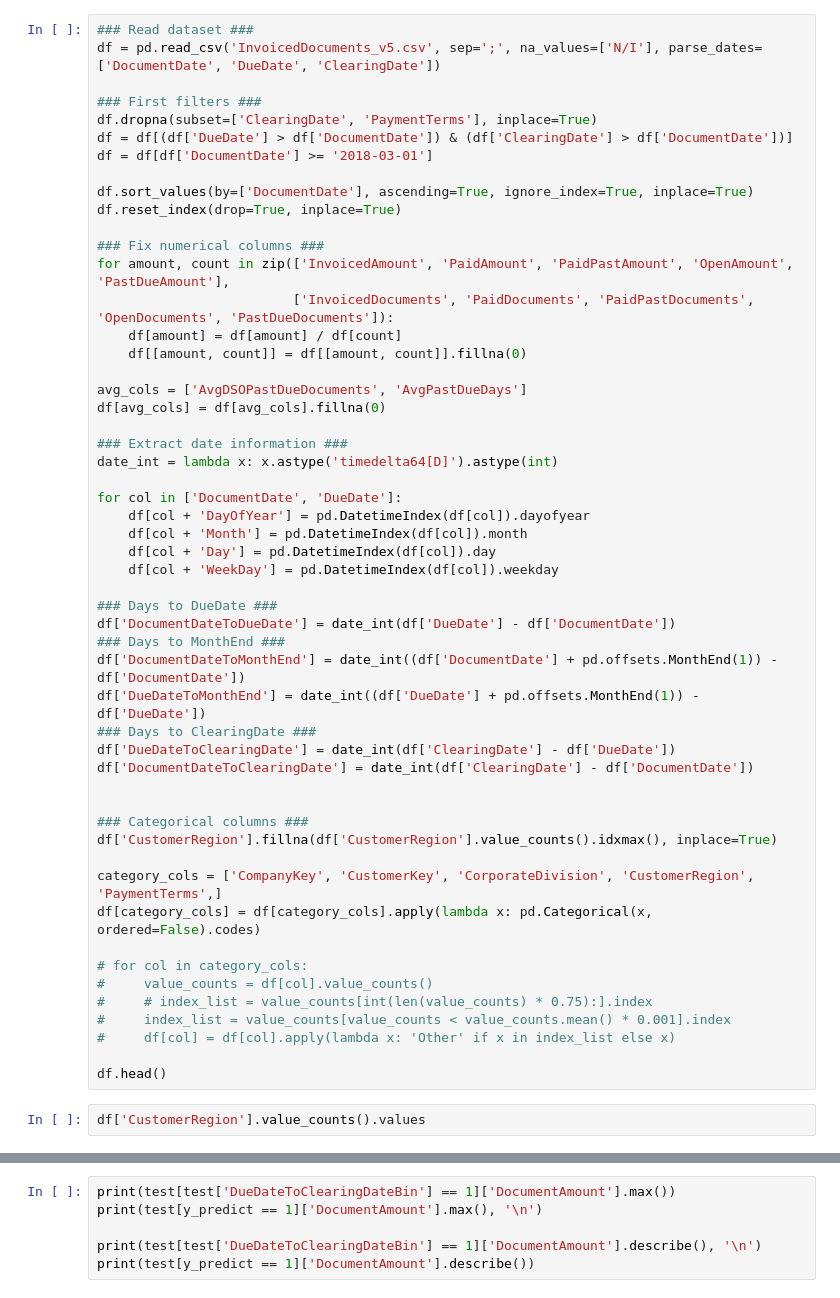
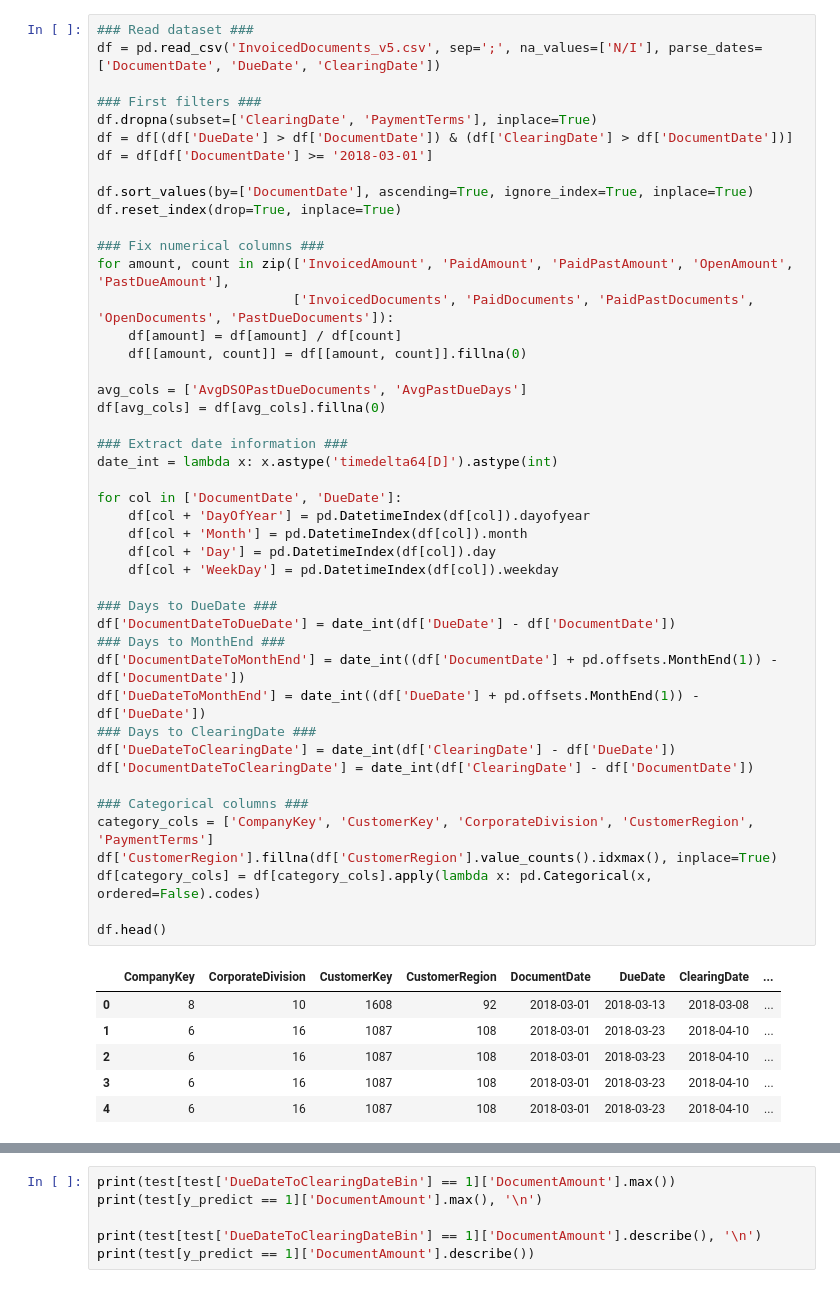
Before and after one commit to arthurflor23/invoice-payment-prediction, a Jupyter notebook: predict-invoice-payment.ipynb, the cells around one changed output, grey strips where cells are left out. Saved outputs shown, nothing was run; the diff lists cells and outputs as text.

```diff
--- a/predict-invoice-payment.ipynb
+++ b/predict-invoice-payment.ipynb
@@ -81,43 +111,40 @@ for amount, count in zip(['InvoicedAmount', 'PaidAmount', 'PaidPastAmount', 'Ope
                          ['InvoicedDocuments', 'PaidDocuments', 'PaidPastDocuments', 'OpenDocuments', 'PastDueDocuments']):
     df[amount] = df[amount] / df[count]
     df[[amount, count]] = df[[amount, count]].fillna(0)
 
 avg_cols = ['AvgDSOPastDueDocuments', 'AvgPastDueDays']
 df[avg_cols] = df[avg_cols].fillna(0)
 
 ### Extract date information ###
 date_int = lambda x: x.astype('timedelta64[D]').astype(int)
 
 for col in ['DocumentDate', 'DueDate']:
     df[col + 'DayOfYear'] = pd.DatetimeIndex(df[col]).dayofyear
     df[col + 'Month'] = pd.DatetimeIndex(df[col]).month
     df[col + 'Day'] = pd.DatetimeIndex(df[col]).day
     df[col + 'WeekDay'] = pd.DatetimeIndex(df[col]).weekday
 
 ### Days to DueDate ###
 df['DocumentDateToDueDate'] = date_int(df['DueDate'] - df['DocumentDate'])
 ### Days to MonthEnd ###
 df['DocumentDateToMonthEnd'] = date_int((df['DocumentDate'] + pd.offsets.MonthEnd(1)) - df['DocumentDate'])
 df['DueDateToMonthEnd'] = date_int((df['DueDate'] + pd.offsets.MonthEnd(1)) - df['DueDate'])
 ### Days to ClearingDate ###
 df['DueDateToClearingDate'] = date_int(df['ClearingDate'] - df['DueDate'])
 df['DocumentDateToClearingDate'] = date_int(df['ClearingDate'] - df['DocumentDate'])
 
-
 ### Categorical columns ###
+category_cols = ['CompanyKey', 'CustomerKey', 'CorporateDivision', 'CustomerRegion', 'PaymentTerms']
 df['CustomerRegion'].fillna(df['CustomerRegion'].value_counts().idxmax(), inplace=True)
-
-category_cols = ['CompanyKey', 'CustomerKey', 'CorporateDivision', 'CustomerRegion', 'PaymentTerms',]
 df[category_cols] = df[category_cols].apply(lambda x: pd.Categorical(x, ordered=False).codes)
 
-# for col in category_cols:
-#     value_counts = df[col].value_counts()
-#     # index_list = value_counts[int(len(value_counts) * 0.75):].index
-#     index_list = value_counts[value_counts < value_counts.mean() * 0.001].index
-#     df[col] = df[col].apply(lambda x: 'Other' if x in index_list else x)
-
 df.head()
+# %% [output]
+|  | CompanyKey | CorporateDivision | CustomerKey | CustomerRegion | DocumentDate | DueDate | ClearingDate | ... |
+| 0 | 8 | 10 | 1608 | 92 | 2018-03-01 | 2018-03-13 | 2018-03-08 | ... |
+| 1 | 6 | 16 | 1087 | 108 | 2018-03-01 | 2018-03-23 | 2018-04-10 | ... |
+| 2 | 6 | 16 | 1087 | 108 | 2018-03-01 | 2018-03-23 | 2018-04-10 | ... |
+| 3 | 6 | 16 | 1087 | 108 | 2018-03-01 | 2018-03-23 | 2018-04-10 | ... |
+| 4 | 6 | 16 | 1087 | 108 | 2018-03-01 | 2018-03-23 | 2018-04-10 | ... |
-# %%
-df['CustomerRegion'].value_counts().values
 # %%
 df = setup_buckets(df, col='DueDateToClearingDate', bins=[1], sufix='Bin')
```
Also changed, not shown: parts of 10 cells of this notebook, 1 other file.
